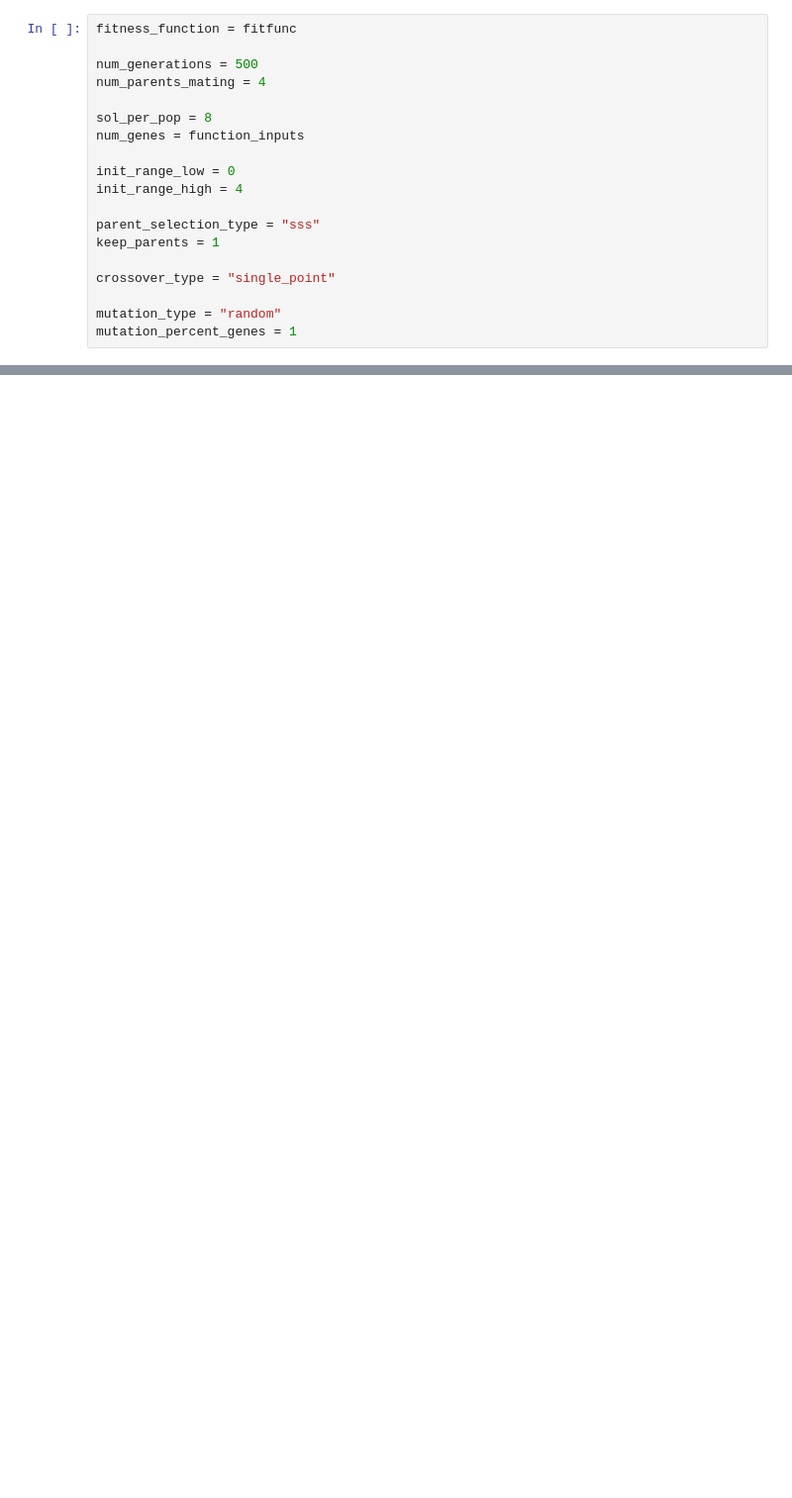
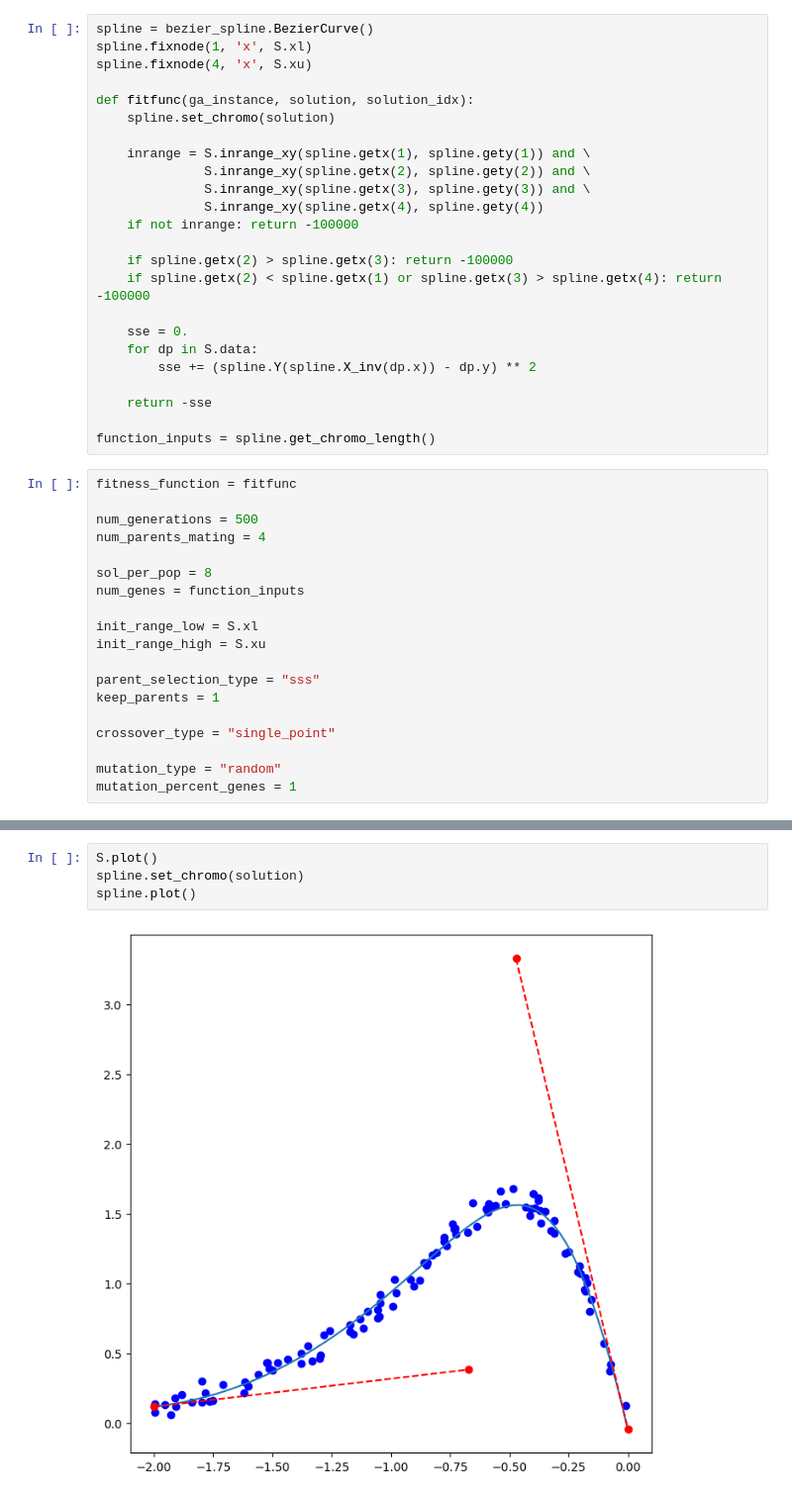
Before and after one commit to AgostinoRizzo/genpro, a Jupyter notebook: bezier-spline-ga.ipynb, the cells around one changed output, grey strips where cells are left out. Shown at 99% size. Cells and saved outputs as stored; diff of their text form; blank space fills up the shorter version.

```diff
--- a/bezier-spline-ga.ipynb
+++ b/bezier-spline-ga.ipynb
@@ -51,3 +20,27 @@ fitfunc(None, solution, None)
+# %%
+spline = bezier_spline.BezierCurve()
+spline.fixnode(1, 'x', S.xl)
+spline.fixnode(4, 'x', S.xu)
+
+def fitfunc(ga_instance, solution, solution_idx):
+    spline.set_chromo(solution)
+
+    inrange = S.inrange_xy(spline.getx(1), spline.gety(1)) and \
+              S.inrange_xy(spline.getx(2), spline.gety(2)) and \
+              S.inrange_xy(spline.getx(3), spline.gety(3)) and \
+              S.inrange_xy(spline.getx(4), spline.gety(4))
+    if not inrange: return -100000
+
+    if spline.getx(2) > spline.getx(3): return -100000
+    if spline.getx(2) < spline.getx(1) or spline.getx(3) > spline.getx(4): return -100000
+
+    sse = 0.
+    for dp in S.data:
+        sse += (spline.Y(spline.X_inv(dp.x)) - dp.y) ** 2
+
+    return -sse
+
+function_inputs = spline.get_chromo_length()
 # %%
 fitness_function = fitfunc
 
@@ -57,8 +50,8 @@ num_parents_mating = 4
 sol_per_pop = 8
 num_genes = function_inputs
 
-init_range_low = 0
-init_range_high = 4
+init_range_low = S.xl
+init_range_high = S.xu
 
 parent_selection_type = "sss"
 keep_parents = 1
@@ -158,0 +94,6 @@ plt.plot(3.5, 1.5, 'ro');
+# %%
+S.plot()
+spline.set_chromo(solution)
+spline.plot()
+# %% [output]
+[figure, added]
```
Also changed, not shown: parts of 6 cells of this notebook, 2 other files.
